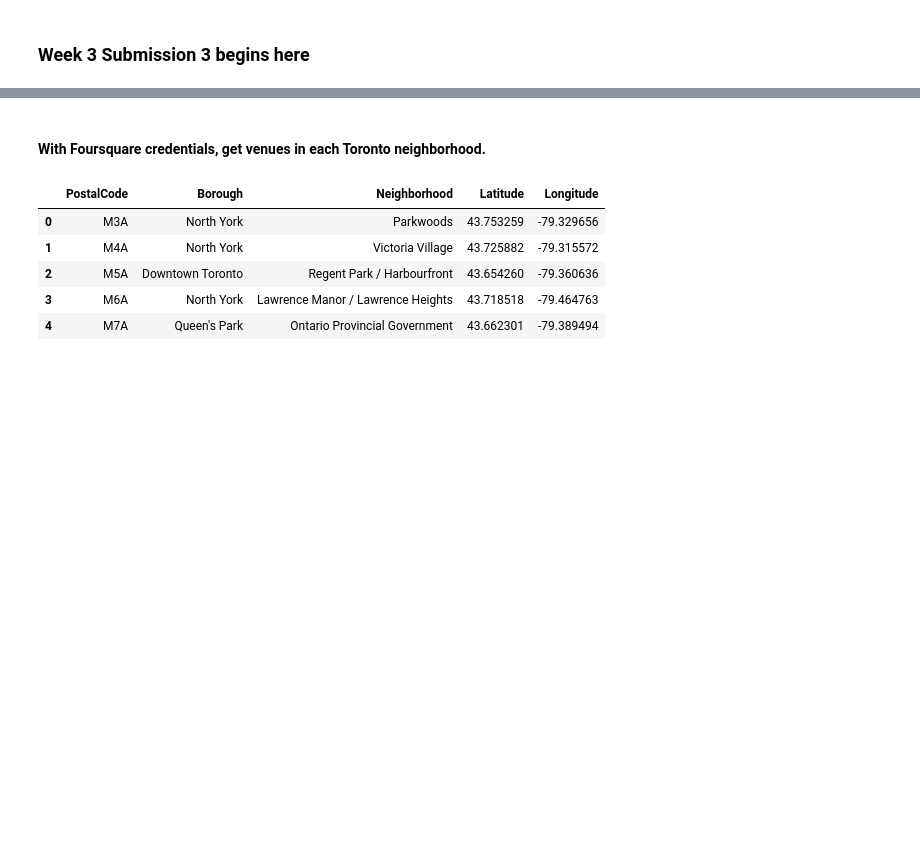
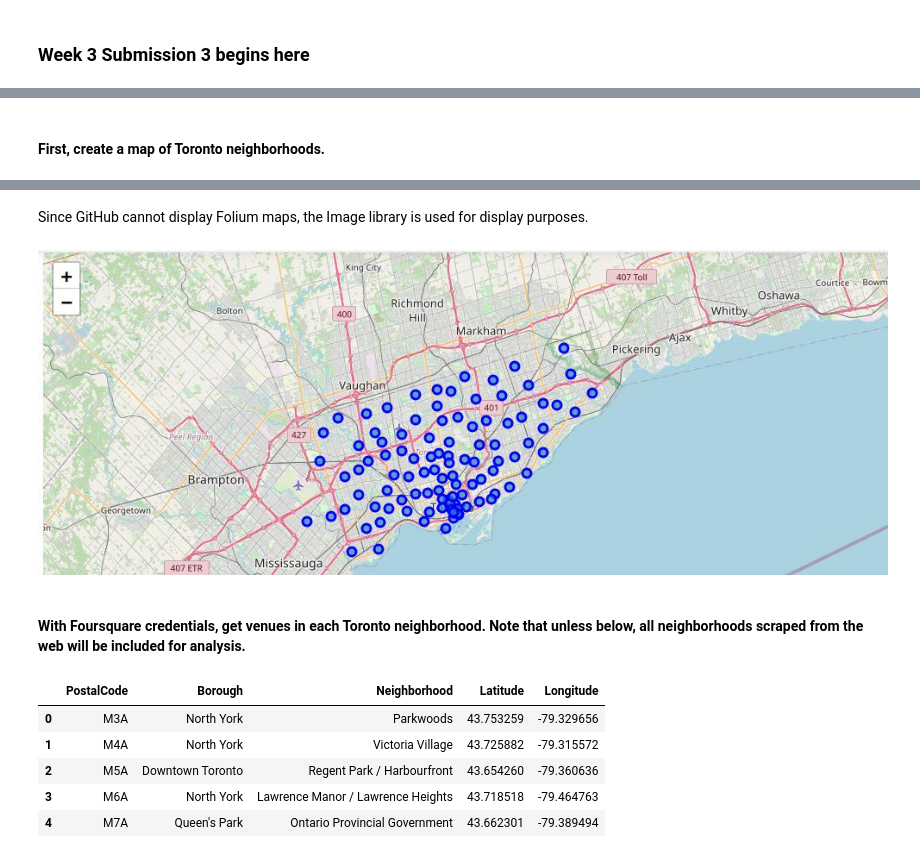
Before and after one commit to askarnik/Coursera_Capstone, a Jupyter notebook: Coursera_Capstone.ipynb, the cells around one changed output, grey strips where cells are left out. Drawn from its saved outputs; the diff is of its cells as text; code cells hidden in the pictures; blank space fills up the shorter version.

```diff
--- a/Coursera_Capstone.ipynb
+++ b/Coursera_Capstone.ipynb
@@ -152,2 +154,4 @@ toronto_data.head()
+# %% [markdown]
+#### First, create a map of Toronto neighborhoods.
 # %%
 import folium
@@ -164,8 +169,14 @@ for lat, lng, borough, neighborhood in zip(toronto_data['Latitude'], toronto_dat
 map_toronto
 # %% [output]
 [interactive output not drawn]
-# %% [markdown]
-#### With Foursquare credentials, get venues in each Toronto neighborhood.
+# %% [markdown]
+Since GitHub cannot display Folium maps, the Image library is used for display purposes.
+# %%
+Image('Toronto_neighborhoods.jpg')
+# %% [output]
+[figure, added]
+# %% [markdown]
+#### With Foursquare credentials, get venues in each Toronto neighborhood.  Note that unless below, all neighborhoods scraped from the web will be included for analysis.
 # %%
 with open('Foursquare_credentials.txt', 'r') as f:
     lines = f.readlines()
```
Also changed, not shown: parts of 63 cells of this notebook, 2 other files.
